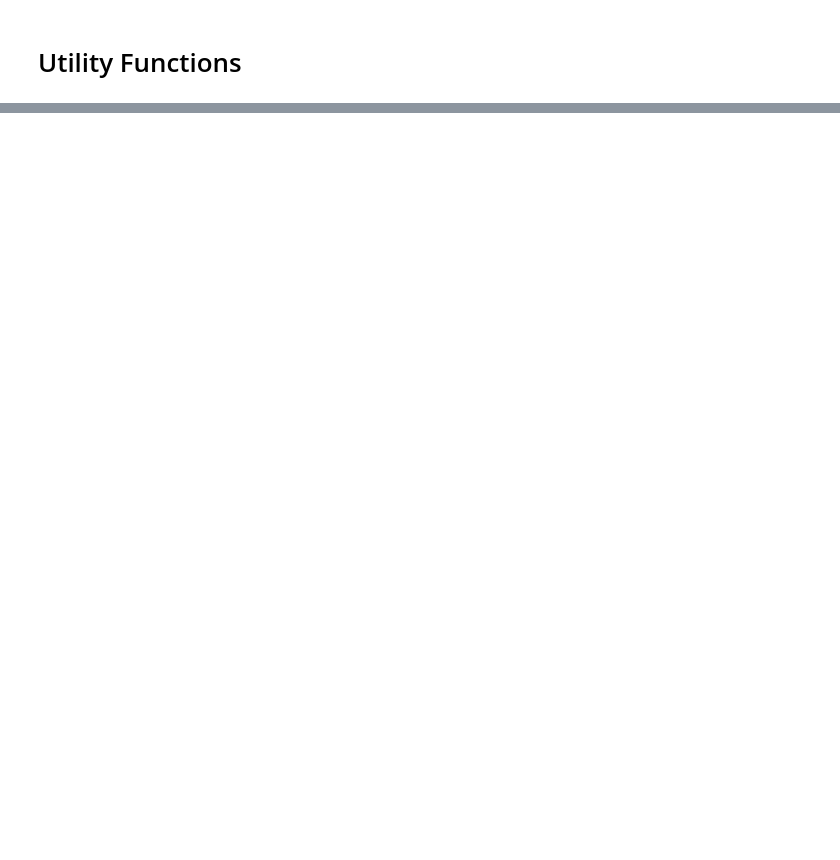
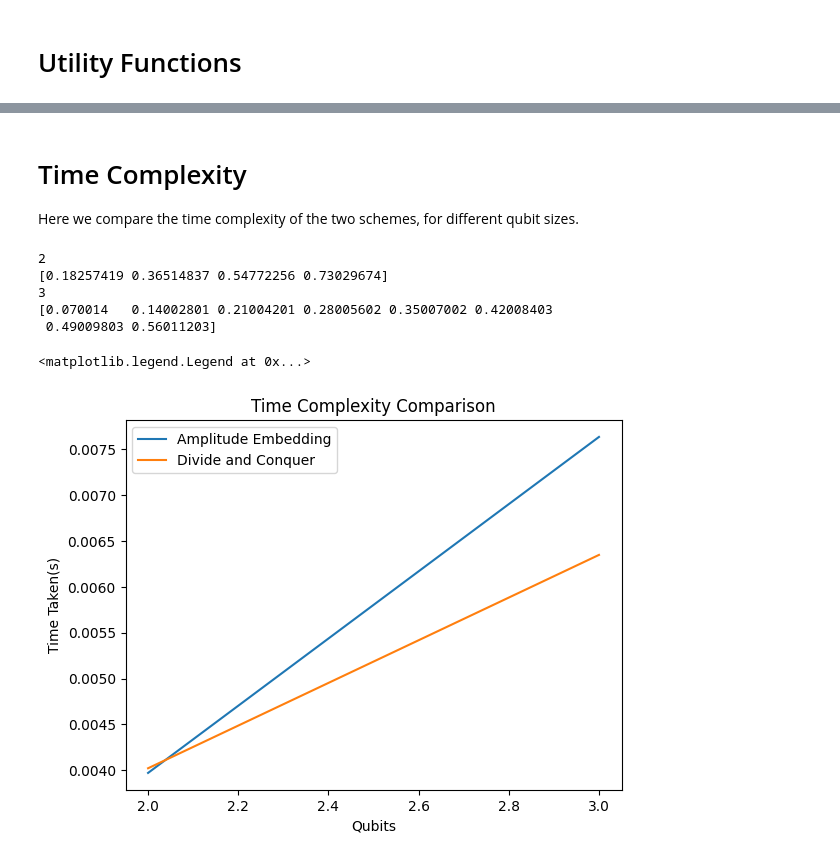
Before and after one commit to mu-crypto/Ronaldu_QHack_2024_Quantum-Embedding, a Jupyter notebook: Quantum Embedding.ipynb, the cells around one changed output, grey strips where cells are left out. Saved outputs shown, nothing was run; the diff lists cells and outputs as text; code cells hidden in the pictures; blank space fills up the shorter version.

```diff
--- a/Quantum Embedding.ipynb
+++ b/Quantum Embedding.ipynb
@@ -465,0 +439,39 @@ qml.math.fidelity(result,x_density)
+# %% [markdown]
+# Time Complexity
+Here we compare the time complexity of the two schemes, for different qubit sizes.
+# %%
+import time
+amplitude_times = []
+divide_times = []
+qubits = list(range(2,6))
+for qubit in qubits:
+    x = np.array(list(range(1,2**qubit+1)))
+    x = x/np.linalg.norm(x)
+    print(qubit)
+    dev_1 = qml.device('default.qubit',wires=range(qubit))
+    dev_2 = qml.device("default.qubit",wires= range(2**qubit))
+    start_1  = time.time()
+    amplitude_embedding(x,dev_1)
+    end_1 = time.time()
+    amplitude_times.append(end_1-start_1)
+    start_2 = time.time()
+    divide_and_conquer(x,dev_2)
+    end_2 = time.time()
+    divide_times.append(end_2-start_2)
+
+
+
+plt.plot(qubits, amplitude_times,label="Amplitude Embedding")
+plt.plot(qubits,divide_times, label="Divide and Conquer")
+plt.title("Time Complexity Comparison")
+plt.xlabel("Qubits")
+plt.ylabel("Time Taken(s)")
+plt.legend()
+# %% [output]
+2
+[0.18257419 0.36514837 0.54772256 0.73029674]
+3
+[0.070014   0.14002801 0.21004201 0.28005602 0.35007002 0.42008403
+ 0.49009803 0.56011203]
+<matplotlib.legend.Legend at 0x...>
+[figure, added]
```
Also changed, not shown: parts of 43 cells of this notebook.
